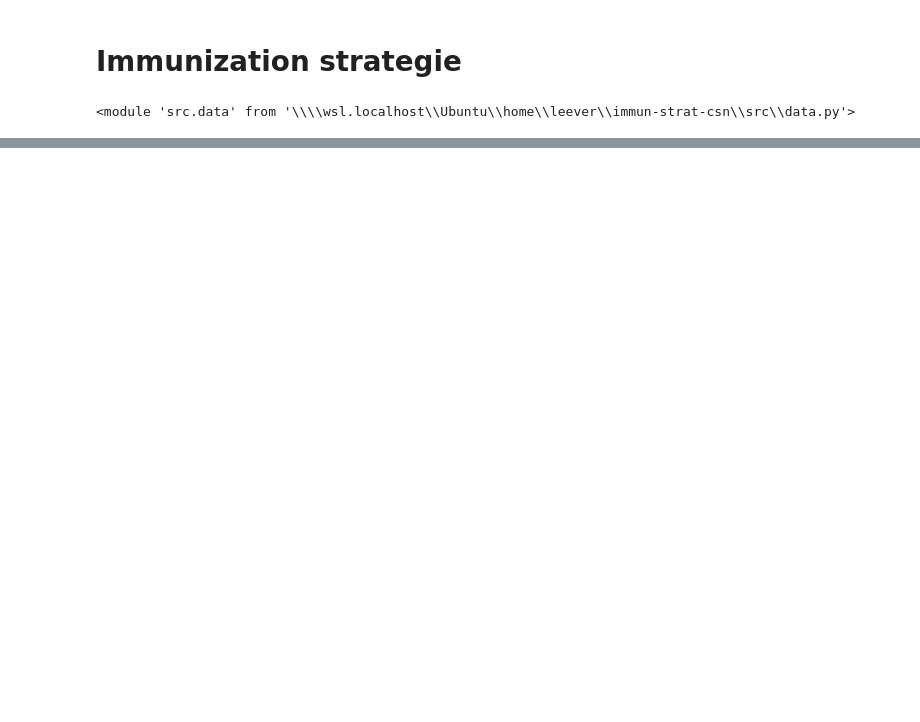
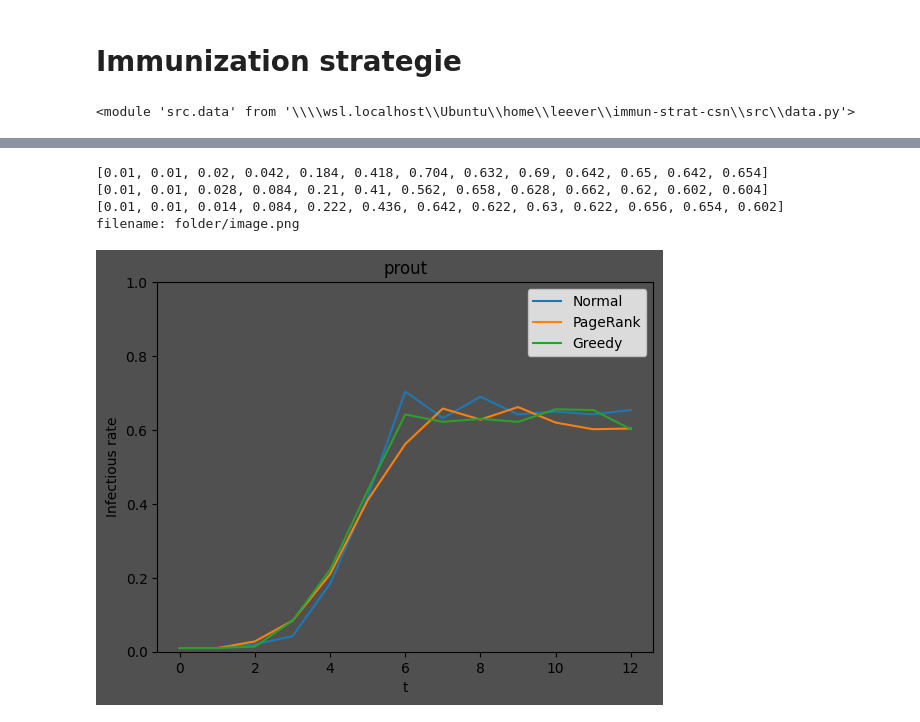
Before and after one commit to Herbin-Clement/immun-strat, a Jupyter notebook: main.ipynb, the cells around one changed output, grey strips where cells are left out. Drawn from its saved outputs; the diff is of its cells as text; code cells hidden in the pictures; blank space fills up the shorter version.

```diff
--- a/main.ipynb
+++ b/main.ipynb
@@ -86,0 +53,17 @@ Error:
+# %%
+G_states = sis.run_sis(G, beta, gamma, t_max, start_sus=n-n_inf-n_vac, start_inf=n_inf)
+G_pg_states = sis.run_sis(G_pg, beta, gamma, t_max, start_sus=n-n_inf-n_vac, start_inf=n_inf)
+G_gr_states = sis.run_sis(G_gr, beta, gamma, t_max, start_sus=n-n_inf-n_vac, start_inf=n_inf)
+
+
+sis.plot_infected_grow([G_states, G_pg_states, G_gr_states],
+                    ["Normal", "PageRank", "Greedy"],
+                    n,
+                    save=False,
+                    plt_title="prout")
+# %% [output]
+[0.01, 0.01, 0.02, 0.042, 0.184, 0.418, 0.704, 0.632, 0.69, 0.642, 0.65, 0.642, 0.654]
+[0.01, 0.01, 0.028, 0.084, 0.21, 0.41, 0.562, 0.658, 0.628, 0.662, 0.62, 0.602, 0.604]
+[0.01, 0.01, 0.014, 0.084, 0.222, 0.436, 0.642, 0.622, 0.63, 0.622, 0.656, 0.654, 0.602]
+filename: folder/image.png
+[figure, added]
```
Also changed, not shown: parts of 16 cells of this notebook, 4 other files.
